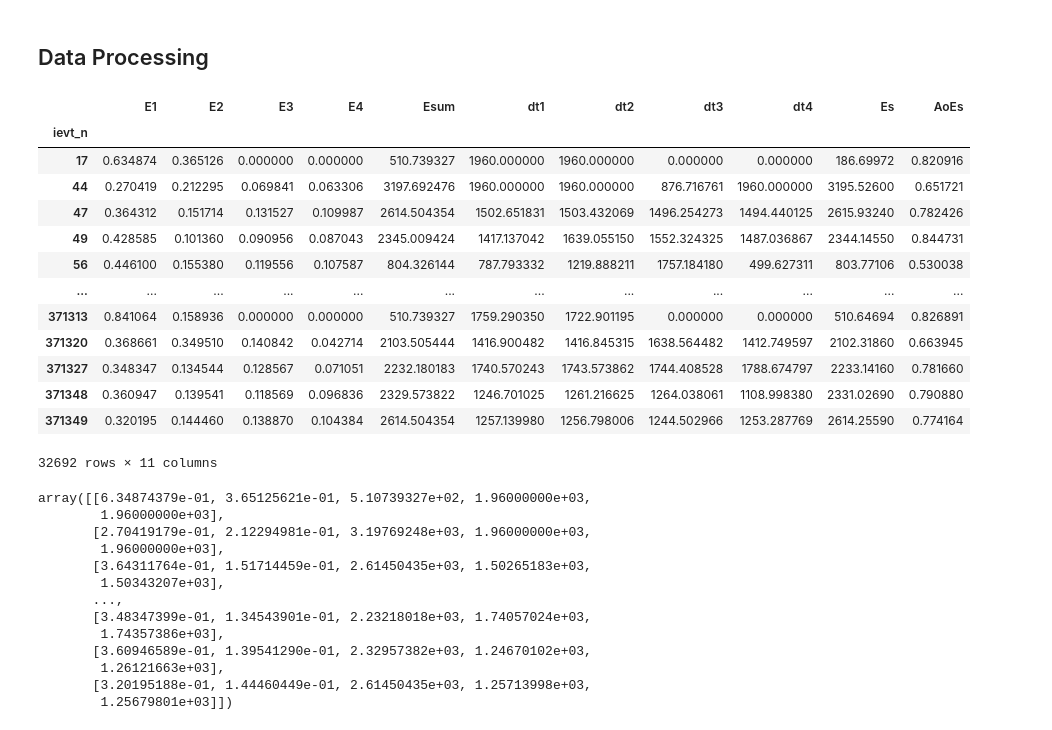
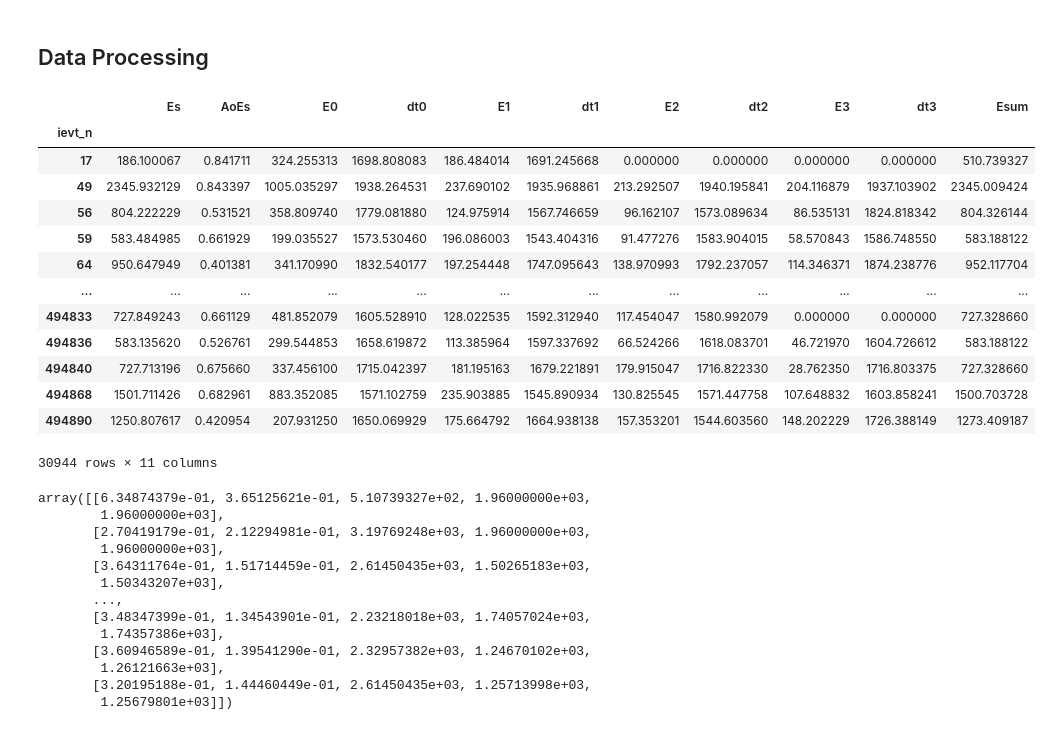
Before and after one commit to willquinn/gem, a Jupyter notebook: PSDEmulatorIQN/iqn_emulator_test_notebook.ipynb, the cells around one changed output. Drawn from its saved outputs; the diff is of its cells as text; code cells hidden in the pictures.

```diff
--- a/PSDEmulatorIQN/iqn_emulator_test_notebook.ipynb
+++ b/PSDEmulatorIQN/iqn_emulator_test_notebook.ipynb
@@ -8,23 +8,23 @@ from sklearn.model_selection import train_test_split
 # %% [markdown]
 ## Data Processing
 # %%
-df_data = pd.read_csv("iqn_data_test_nans_removed.csv").set_index('ievt_n').drop(columns=['Unnamed: 0'])
+df_data = pd.read_json("data/ml_data.json").set_index('ievt_n')
 df_data
 # %% [output]
-|  | E1 | E2 | E3 | E4 | Esum | dt1 | dt2 | dt3 | dt4 | Es | AoEs |
+|  | Es | AoEs | E0 | dt0 | E1 | dt1 | E2 | dt2 | E3 | dt3 | Esum |
 | ievt_n |  |  |  |  |  |  |  |  |  |  |  |
-| 17 | 0.634874 | 0.365126 | 0.000000 | 0.000000 | 510.739327 | 1960.000000 | 1960.000000 | 0.000000 | 0.000000 | 186.69972 | 0.820916 |
-| 44 | 0.270419 | 0.212295 | 0.069841 | 0.063306 | 3197.692476 | 1960.000000 | 1960.000000 | 876.716761 | 1960.000000 | 3195.52600 | 0.651721 |
-| 47 | 0.364312 | 0.151714 | 0.131527 | 0.109987 | 2614.504354 | 1502.651831 | 1503.432069 | 1496.254273 | 1494.440125 | 2615.93240 | 0.782426 |
-| 49 | 0.428585 | 0.101360 | 0.090956 | 0.087043 | 2345.009424 | 1417.137042 | 1639.055150 | 1552.324325 | 1487.036867 | 2344.14550 | 0.844731 |
-| 56 | 0.446100 | 0.155380 | 0.119556 | 0.107587 | 804.326144 | 787.793332 | 1219.888211 | 1757.184180 | 499.627311 | 803.77106 | 0.530038 |
+| 17 | 186.100067 | 0.841711 | 324.255313 | 1698.808083 | 186.484014 | 1691.245668 | 0.000000 | 0.000000 | 0.000000 | 0.000000 | 510.739327 |
+| 49 | 2345.932129 | 0.843397 | 1005.035297 | 1938.264531 | 237.690102 | 1935.968861 | 213.292507 | 1940.195841 | 204.116879 | 1937.103902 | 2345.009424 |
+| 56 | 804.222229 | 0.531521 | 358.809740 | 1779.081880 | 124.975914 | 1567.746659 | 96.162107 | 1573.089634 | 86.535131 | 1824.818342 | 804.326144 |
+| 59 | 583.484985 | 0.661929 | 199.035527 | 1573.530460 | 196.086003 | 1543.404316 | 91.477276 | 1583.904015 | 58.570843 | 1586.748550 | 583.188122 |
+| 64 | 950.647949 | 0.401381 | 341.170990 | 1832.540177 | 197.254448 | 1747.095643 | 138.970993 | 1792.237057 | 114.346371 | 1874.238776 | 952.117704 |
 | ... | ... | ... | ... | ... | ... | ... | ... | ... | ... | ... | ... |
-| 371313 | 0.841064 | 0.158936 | 0.000000 | 0.000000 | 510.739327 | 1759.290350 | 1722.901195 | 0.000000 | 0.000000 | 510.64694 | 0.826891 |
-| 371320 | 0.368661 | 0.349510 | 0.140842 | 0.042714 | 2103.505444 | 1416.900482 | 1416.845315 | 1638.564482 | 1412.749597 | 2102.31860 | 0.663945 |
-| 371327 | 0.348347 | 0.134544 | 0.128567 | 0.071051 | 2232.180183 | 1740.570243 | 1743.573862 | 1744.408528 | 1788.674797 | 2233.14160 | 0.781660 |
-| 371348 | 0.360947 | 0.139541 | 0.118569 | 0.096836 | 2329.573822 | 1246.701025 | 1261.216625 | 1264.038061 | 1108.998380 | 2331.02690 | 0.790880 |
-| 371349 | 0.320195 | 0.144460 | 0.138870 | 0.104384 | 2614.504354 | 1257.139980 | 1256.798006 | 1244.502966 | 1253.287769 | 2614.25590 | 0.774164 |
+| 494833 | 727.849243 | 0.661129 | 481.852079 | 1605.528910 | 128.022535 | 1592.312940 | 117.454047 | 1580.992079 | 0.000000 | 0.000000 | 727.328660 |
+| 494836 | 583.135620 | 0.526761 | 299.544853 | 1658.619872 | 113.385964 | 1597.337692 | 66.524266 | 1618.083701 | 46.721970 | 1604.726612 | 583.188122 |
+| 494840 | 727.713196 | 0.675660 | 337.456100 | 1715.042397 | 181.195163 | 1679.221891 | 179.915047 | 1716.822330 | 28.762350 | 1716.803375 | 727.328660 |
+| 494868 | 1501.711426 | 0.682961 | 883.352085 | 1571.102759 | 235.903885 | 1545.890934 | 130.825545 | 1571.447758 | 107.648832 | 1603.858241 | 1500.703728 |
+| 494890 | 1250.807617 | 0.420954 | 207.931250 | 1650.069929 | 175.664792 | 1664.938138 | 157.353201 | 1544.603560 | 148.202229 | 1726.388149 | 1273.409187 |
-32692 rows × 11 columns
+30944 rows × 11 columns
 # %%
 xdata = df_data[['E1', 'E2', 'Esum', 'dt1', 'dt2']].to_numpy()
 xdata
```
Also changed, not shown: parts of 1 cell of this notebook.
